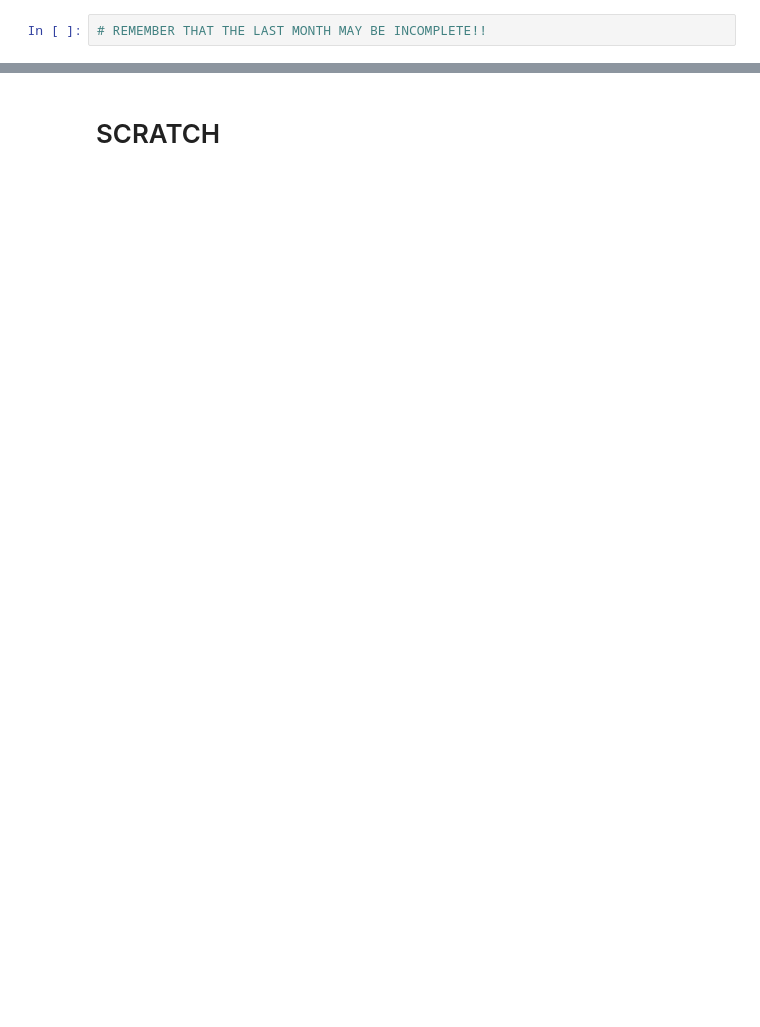
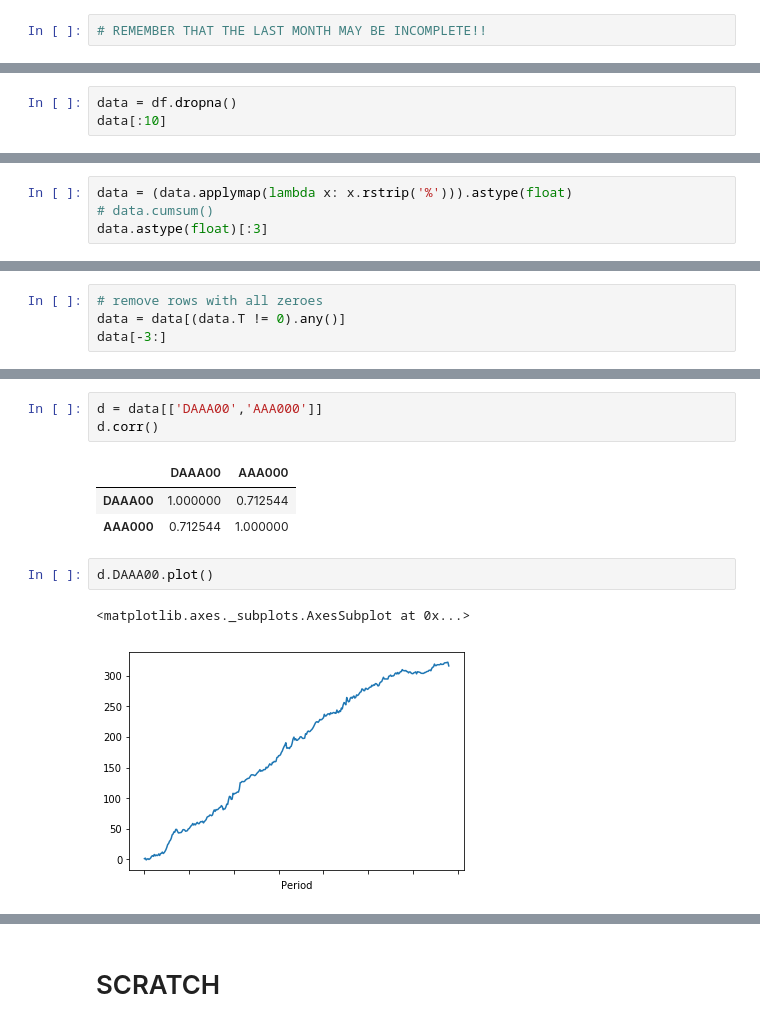
Before and after one commit to dxcv/PVAUTOMATE, a Jupyter notebook: AS Strategy Data & Preparation for PV.ipynb, the cells around one changed output, grey strips where cells are left out. Saved outputs shown, nothing was run; the diff lists cells and outputs as text; blank space fills up the shorter version.

```diff
--- a/AS Strategy Data & Preparation for PV.ipynb
+++ b/AS Strategy Data & Preparation for PV.ipynb
@@ -334,0 +462,3 @@ Benchmark series 'Faber's Ivy Portfolio' imported.
+# %%
+data = df.dropna()
+data[:10]
@@ -334,0 +479,4 @@ Benchmark series 'Faber's Ivy Portfolio' imported.
+# %%
+data = (data.applymap(lambda x: x.rstrip('%'))).astype(float)
+# data.cumsum()
+data.astype(float)[:3]
@@ -334,0 +490,4 @@ Benchmark series 'Faber's Ivy Portfolio' imported.
+# %%
+# remove rows with all zeroes
+data = data[(data.T != 0).any()]
+data[-3:]
@@ -334,0 +514,12 @@ Benchmark series 'Faber's Ivy Portfolio' imported.
+# %%
+d = data[['DAAA00','AAA000']]
+d.corr()
+# %% [output]
+|  | DAAA00 | AAA000 |
+| DAAA00 | 1.000000 | 0.712544 |
+| AAA000 | 0.712544 | 1.000000 |
+# %%
+d.DAAA00.plot()
+# %% [output]
+<matplotlib.axes._subplots.AxesSubplot at 0x...>
+[figure, added]
```
Also changed, not shown: parts of 45 cells of this notebook, 1 other file.
